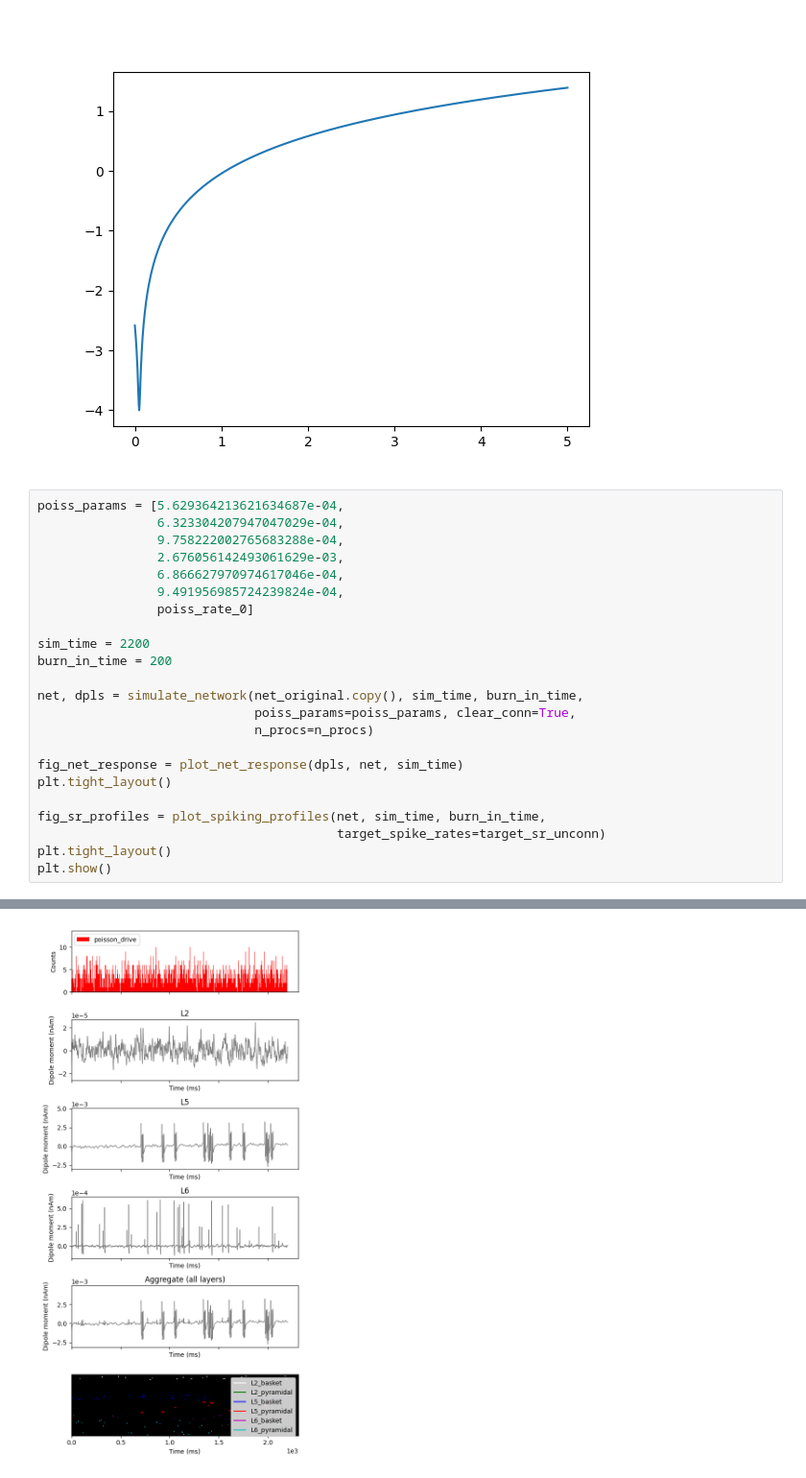
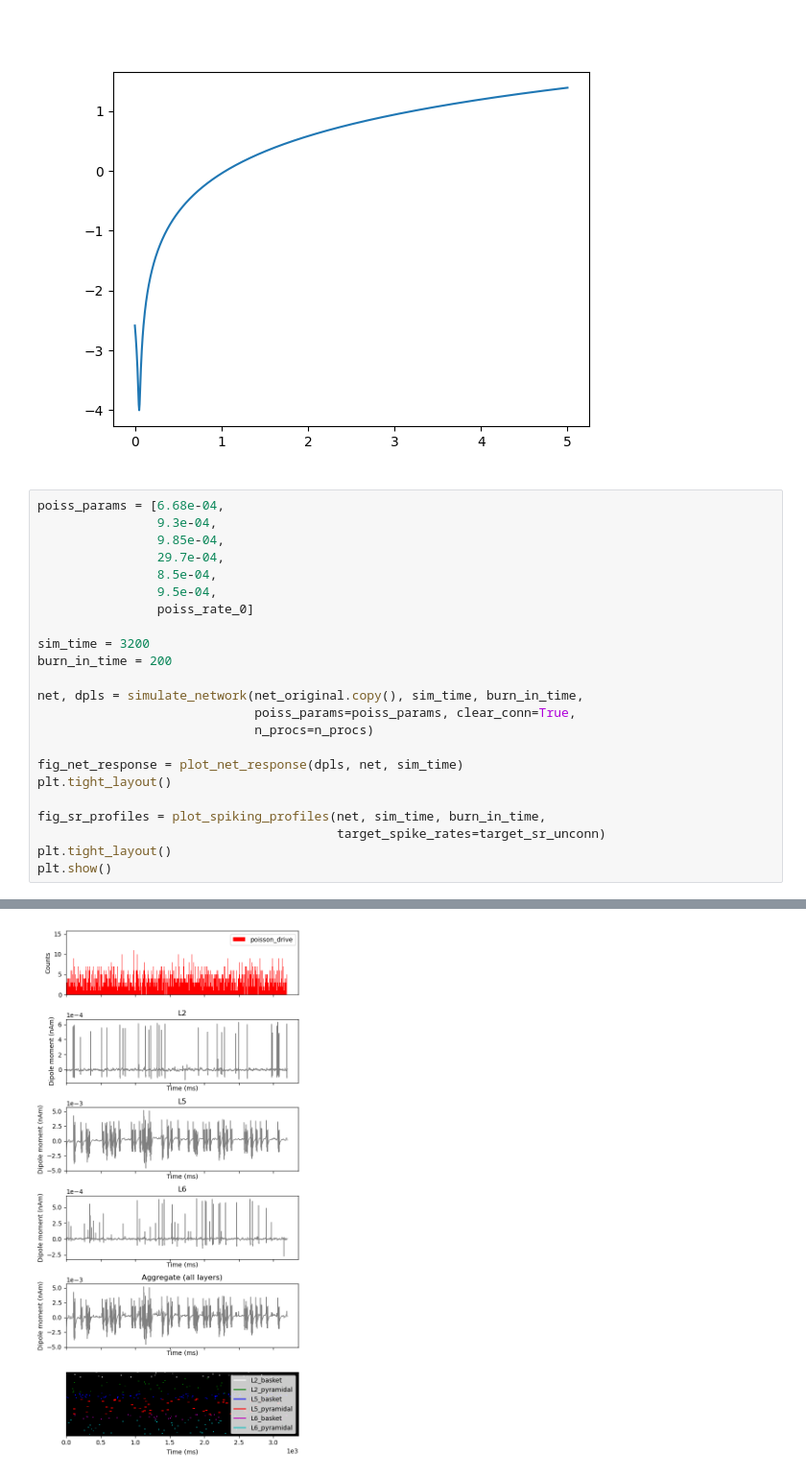
Before and after one commit to rythorpe/hnn-core, a Jupyter notebook: rs_dd_project/opt_baseline_drive.ipynb, the cells around one changed output, grey strips where cells are left out. Shown at 96% size. Cells and saved outputs as stored; diff of their text form.

Commit message:
opt worked! now, refine optimized baseline drive params with manual tuning

```diff
--- a/rs_dd_project/opt_baseline_drive.ipynb
+++ b/rs_dd_project/opt_baseline_drive.ipynb
@@ -235,15 +236,15 @@ ax.plot(x, np.log10(1e-4 + (x - targ)**2))
 [<matplotlib.lines.Line2D at 0x...>]
 [figure]
 # %%
-poiss_params = [5.629364213621634687e-04,
-                6.323304207947047029e-04,
-                9.758222002765683288e-04,
-                2.676056142493061629e-03,
-                6.866627970974617046e-04,
-                9.491956985724239824e-04,
+poiss_params = [6.68e-04,
+                9.3e-04,
+                9.85e-04,
+                29.7e-04,
+                8.5e-04,
+                9.5e-04,
                 poiss_rate_0]
 
-sim_time = 2200
+sim_time = 3200
 burn_in_time = 200
 
 net, dpls = simulate_network(net_original.copy(), sim_time, burn_in_time,
@@ -279 +280 @@ Trial 1: 2190.0 ms...
-[figure, old version]
+[figure, new version]
```
Also changed, not shown: parts of 4 cells of this notebook, 1 other file.
